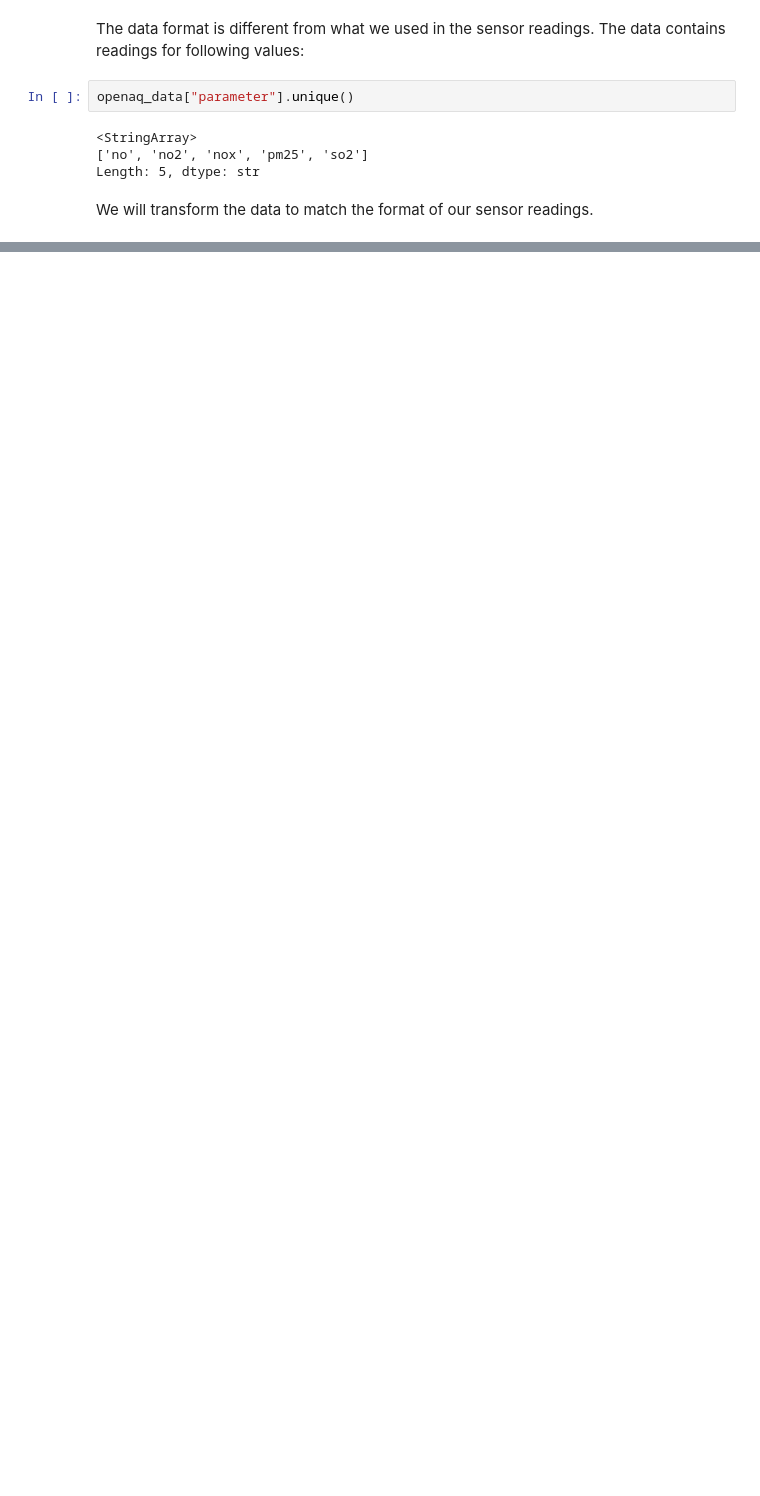
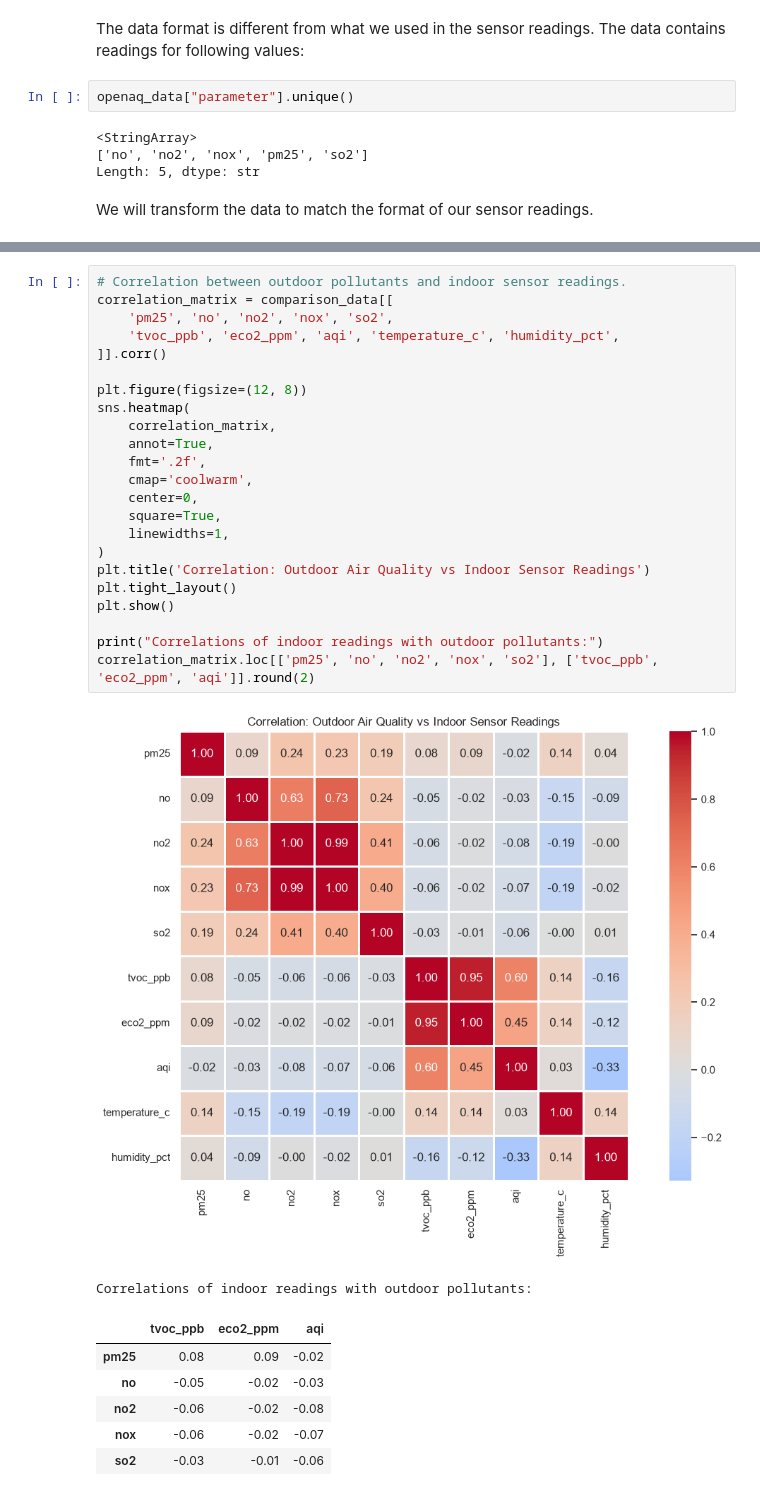
Before and after one commit to SirSerow/esp32-air-quality-sensor, a Jupyter notebook: data-processing/dataset_exploation.ipynb, the cells around one changed output, grey strips where cells are left out. Saved outputs shown, nothing was run; the diff lists cells and outputs as text; blank space fills up the shorter version.

```diff
--- a/data-processing/dataset_exploation.ipynb
+++ b/data-processing/dataset_exploation.ipynb
@@ -783,0 +872,32 @@ plt.show()
+# %%
+# Correlation between outdoor pollutants and indoor sensor readings.
+correlation_matrix = comparison_data[[
+    'pm25', 'no', 'no2', 'nox', 'so2',
+    'tvoc_ppb', 'eco2_ppm', 'aqi', 'temperature_c', 'humidity_pct',
+]].corr()
+
+plt.figure(figsize=(12, 8))
+sns.heatmap(
+    correlation_matrix,
+    annot=True,
+    fmt='.2f',
+    cmap='coolwarm',
+    center=0,
+    square=True,
+    linewidths=1,
+)
+plt.title('Correlation: Outdoor Air Quality vs Indoor Sensor Readings')
+plt.tight_layout()
+plt.show()
+
+print("Correlations of indoor readings with outdoor pollutants:")
+correlation_matrix.loc[['pm25', 'no', 'no2', 'nox', 'so2'], ['tvoc_ppb', 'eco2_ppm', 'aqi']].round(2)
+# %% [output]
+[figure, added]
+Correlations of indoor readings with outdoor pollutants:
+|  | tvoc_ppb | eco2_ppm | aqi |
+| pm25 | 0.08 | 0.09 | -0.02 |
+| no | -0.05 | -0.02 | -0.03 |
+| no2 | -0.06 | -0.02 | -0.08 |
+| nox | -0.06 | -0.02 | -0.07 |
+| so2 | -0.03 | -0.01 | -0.06 |
```
Also changed, not shown: parts of 9 cells of this notebook, 6 other files.
